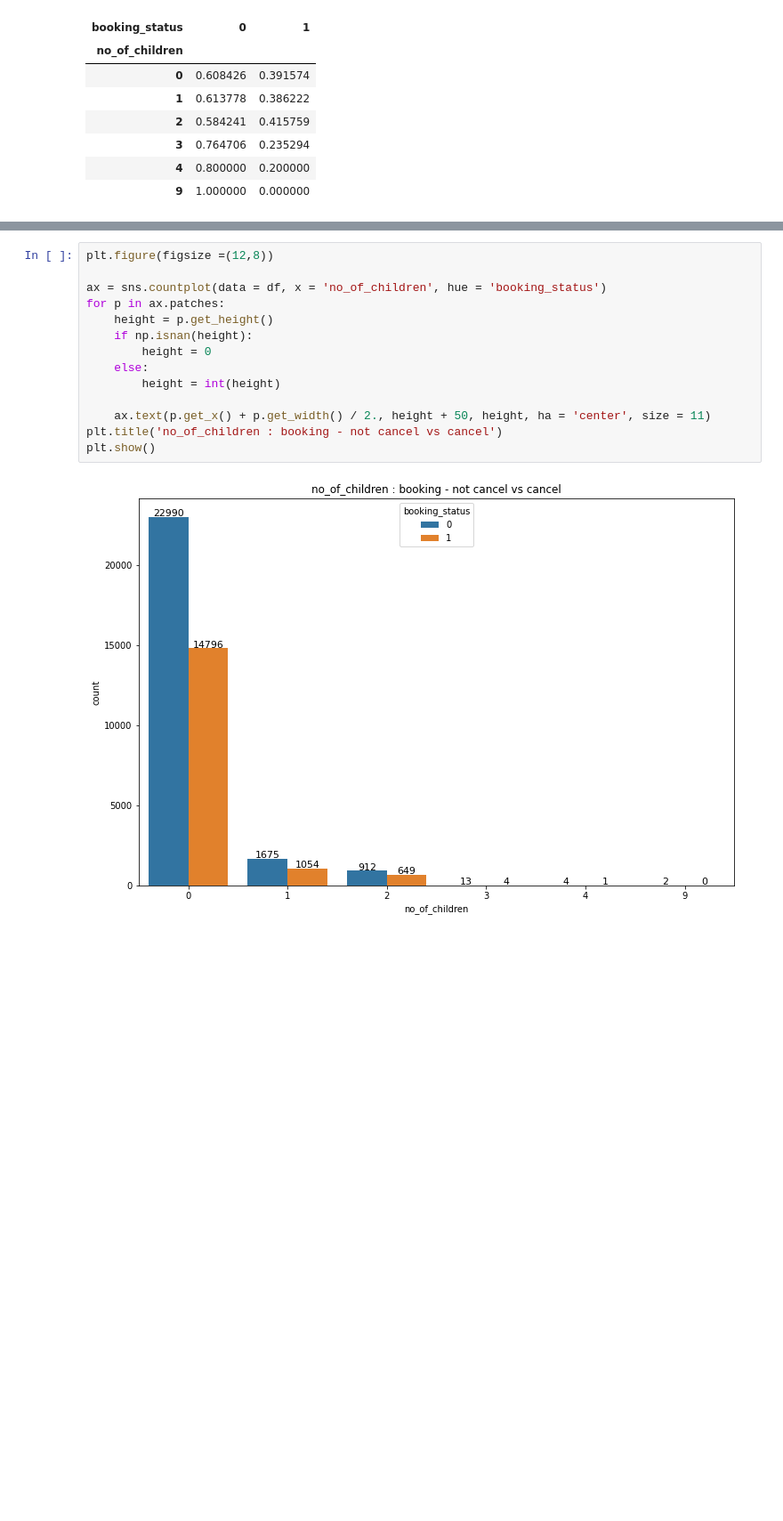
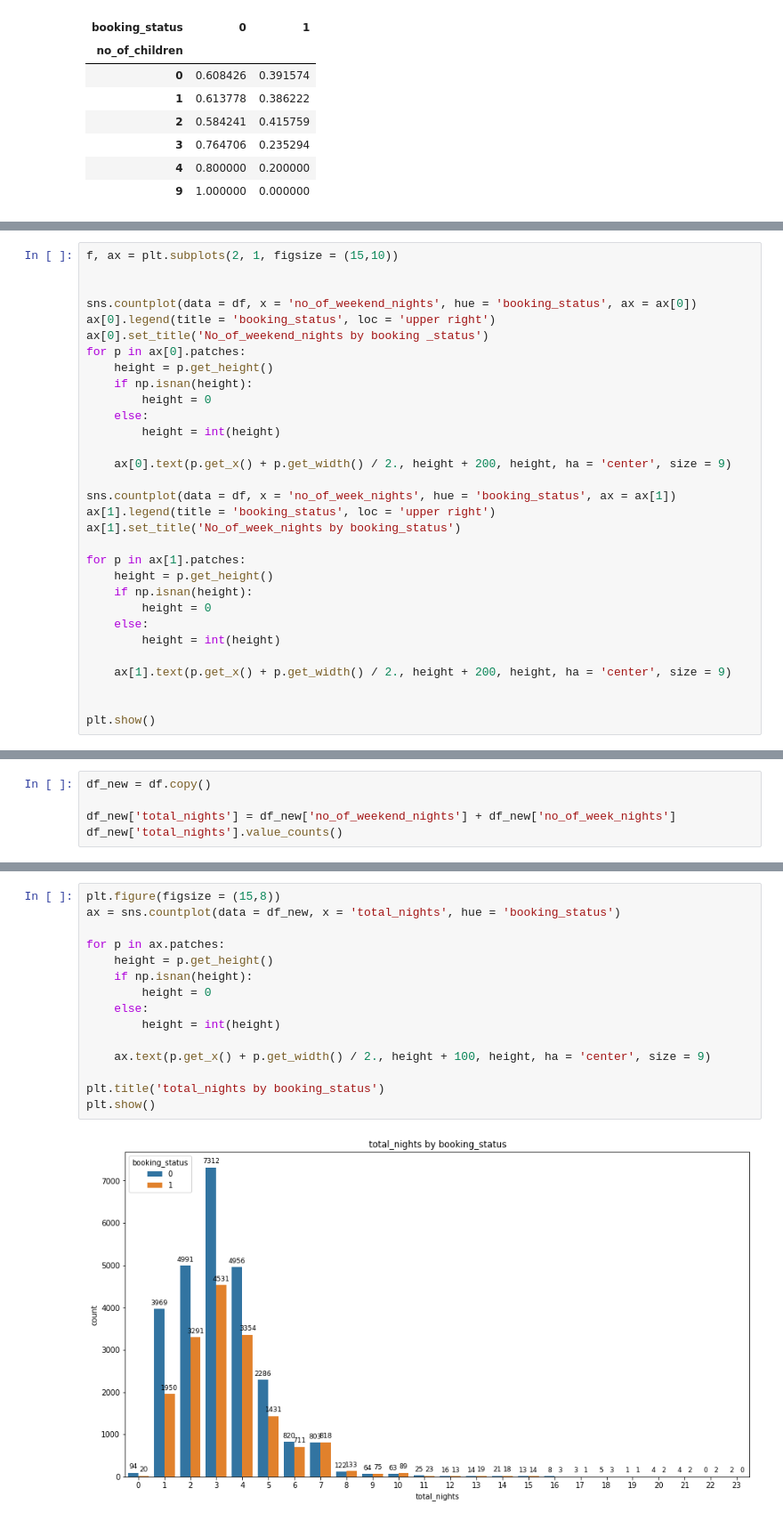
Before and after one commit to JaeHong-Park987/Kaggle, a Jupyter notebook: Playground Series/Season3/Episode 7.ipynb, the cells around one changed output, grey strips where cells are left out. Shown at 89% size. Cells and saved outputs as stored; diff of their text form; blank space fills up the shorter version.

```diff
--- a/Playground Series/Season3/Episode 7.ipynb
+++ b/Playground Series/Season3/Episode 7.ipynb
@@ -377,0 +454,31 @@ pd.crosstab(df['no_of_children'], df['booking_status'], normalize = 'index')
+# %%
+f, ax = plt.subplots(2, 1, figsize = (15,10))
+
+
+sns.countplot(data = df, x = 'no_of_weekend_nights', hue = 'booking_status', ax = ax[0])
+ax[0].legend(title = 'booking_status', loc = 'upper right')
+ax[0].set_title('No_of_weekend_nights by booking _status')
+for p in ax[0].patches:
+    height = p.get_height()
+    if np.isnan(height):
+        height = 0
+    else:
+        height = int(height)
+
+    ax[0].text(p.get_x() + p.get_width() / 2., height + 200, height, ha = 'center', size = 9)
+
+sns.countplot(data = df, x = 'no_of_week_nights', hue = 'booking_status', ax = ax[1])
+ax[1].legend(title = 'booking_status', loc = 'upper right')
+ax[1].set_title('No_of_week_nights by booking_status')
+
+for p in ax[1].patches:
+    height = p.get_height()
+    if np.isnan(height):
+        height = 0
+    else:
+        height = int(height)
+
+    ax[1].text(p.get_x() + p.get_width() / 2., height + 200, height, ha = 'center', size = 9)
+
+
+plt.show()
@@ -377,0 +490,5 @@ pd.crosstab(df['no_of_children'], df['booking_status'], normalize = 'index')
+# %%
+df_new = df.copy()
+
+df_new['total_nights'] = df_new['no_of_weekend_nights'] + df_new['no_of_week_nights']
+df_new['total_nights'].value_counts()
@@ -378,16 +513,17 @@ pd.crosstab(df['no_of_children'], df['booking_status'], normalize = 'index')
 # %%
-plt.figure(figsize =(12,8))
+plt.figure(figsize = (15,8))
+ax = sns.countplot(data = df_new, x = 'total_nights', hue = 'booking_status')
 
-ax = sns.countplot(data = df, x = 'no_of_children', hue = 'booking_status')
 for p in ax.patches:
     height = p.get_height()
     if np.isnan(height):
         height = 0
     else:
         height = int(height)
 
-    ax.text(p.get_x() + p.get_width() / 2., height + 50, height, ha = 'center', size = 11)
-plt.title('no_of_children : booking - not cancel vs cancel')
+    ax.text(p.get_x() + p.get_width() / 2., height + 100, height, ha = 'center', size = 9)
+
+plt.title('total_nights by booking_status')
 plt.show()
 # %% [output]
-[figure, old version]
+[figure, new version]
```
Also changed, not shown: parts of 49 cells of this notebook.
